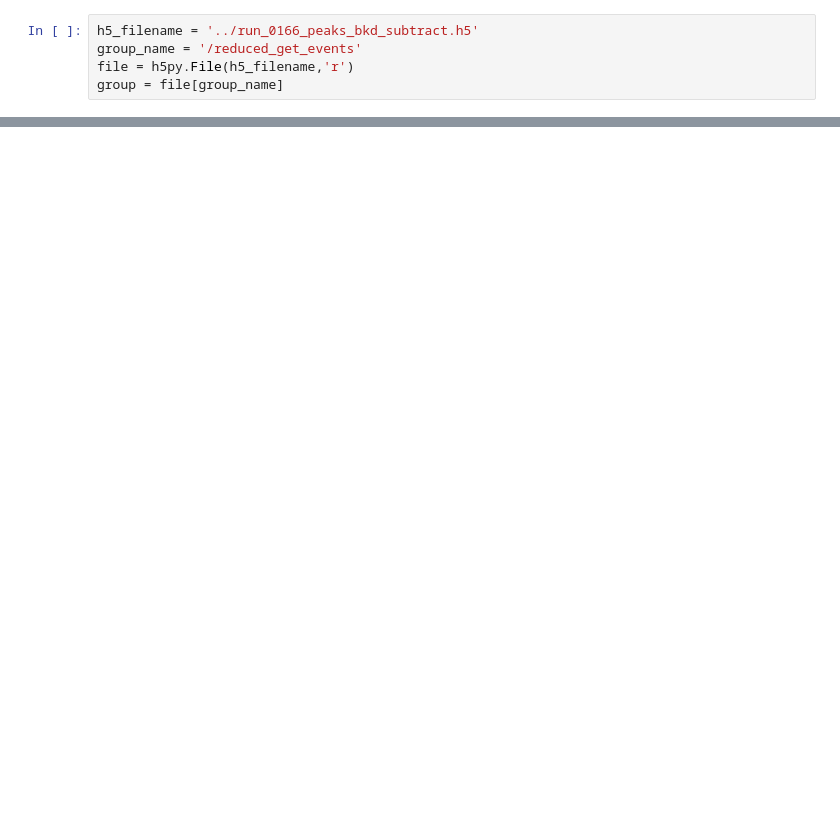
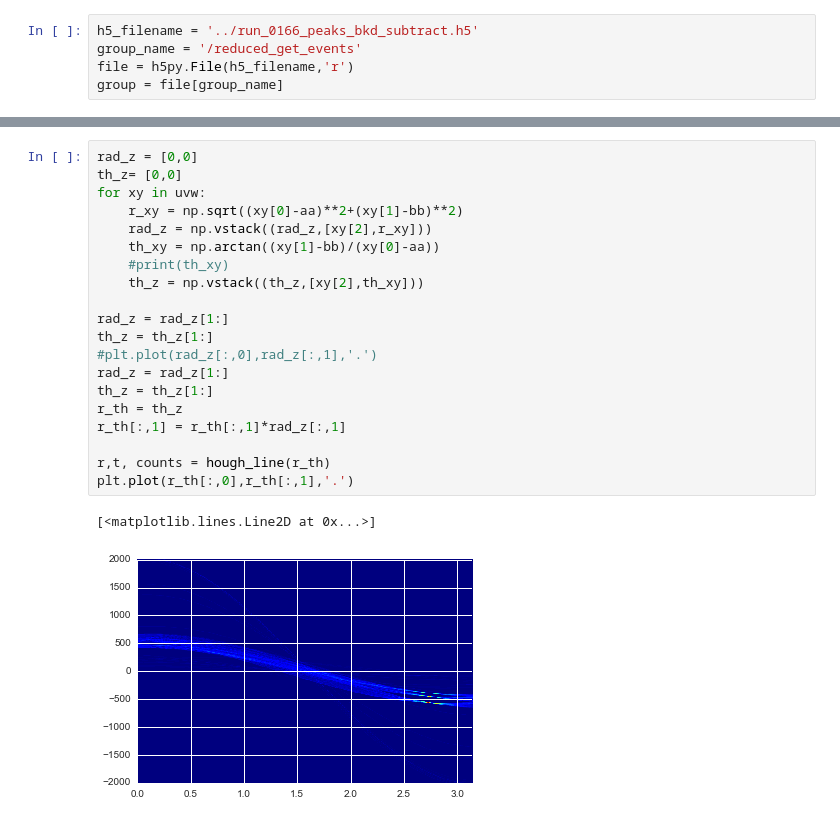
Before and after one commit to mpkuchera/Hough, a Jupyter notebook: Hough_transform.ipynb, the cells around one changed output, grey strips where cells are left out. Drawn from its saved outputs; the diff is of its cells as text; blank space fills up the shorter version.

```diff
--- a/Hough_transform.ipynb
+++ b/Hough_transform.ipynb
@@ -102,0 +281,23 @@ a, b = hough_circle(xyz);
+# %%
+rad_z = [0,0]
+th_z= [0,0]
+for xy in uvw:
+    r_xy = np.sqrt((xy[0]-aa)**2+(xy[1]-bb)**2)
+    rad_z = np.vstack((rad_z,[xy[2],r_xy]))
+    th_xy = np.arctan((xy[1]-bb)/(xy[0]-aa))
+    #print(th_xy)
+    th_z = np.vstack((th_z,[xy[2],th_xy]))
+
+rad_z = rad_z[1:]
+th_z = th_z[1:]
+#plt.plot(rad_z[:,0],rad_z[:,1],'.')
+rad_z = rad_z[1:]
+th_z = th_z[1:]
+r_th = th_z
+r_th[:,1] = r_th[:,1]*rad_z[:,1]
+
+r,t, counts = hough_line(r_th)
+plt.plot(r_th[:,0],r_th[:,1],'.')
+# %% [output]
+[<matplotlib.lines.Line2D at 0x...>]
+[figure, added]
```
Also changed, not shown: parts of 20 cells of this notebook.
